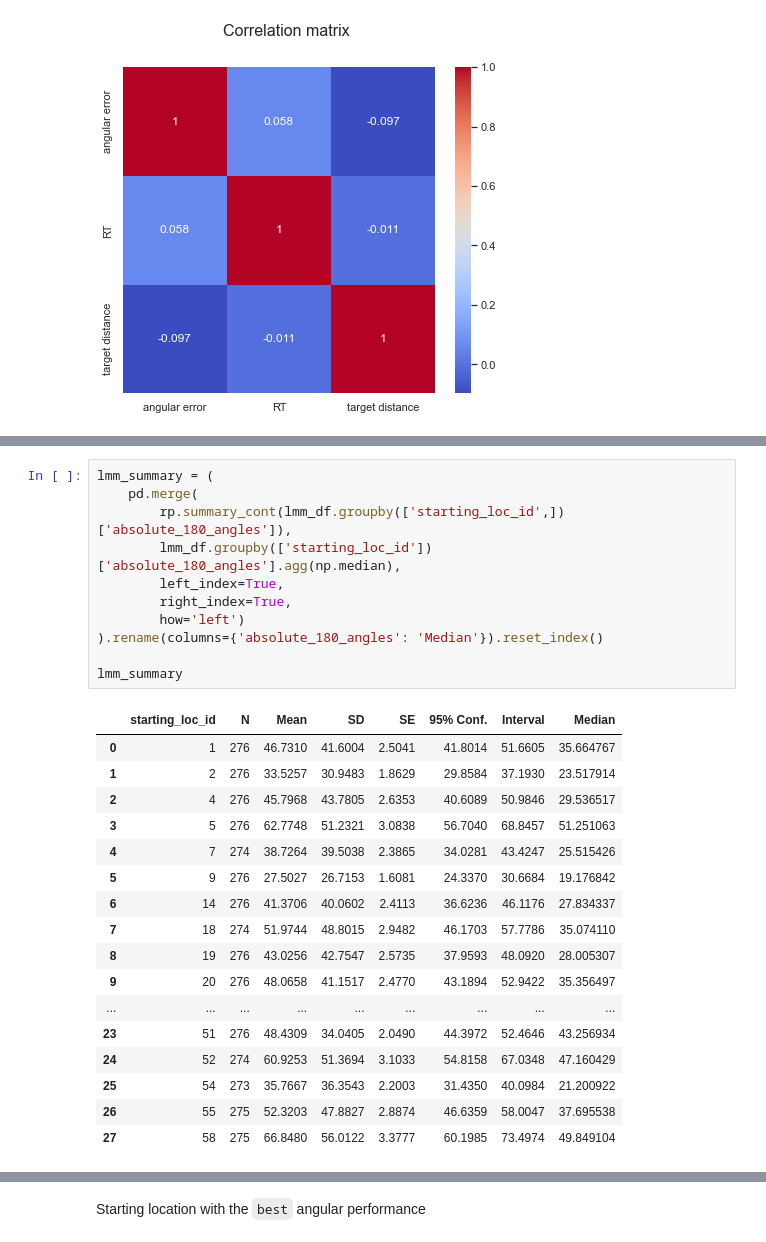
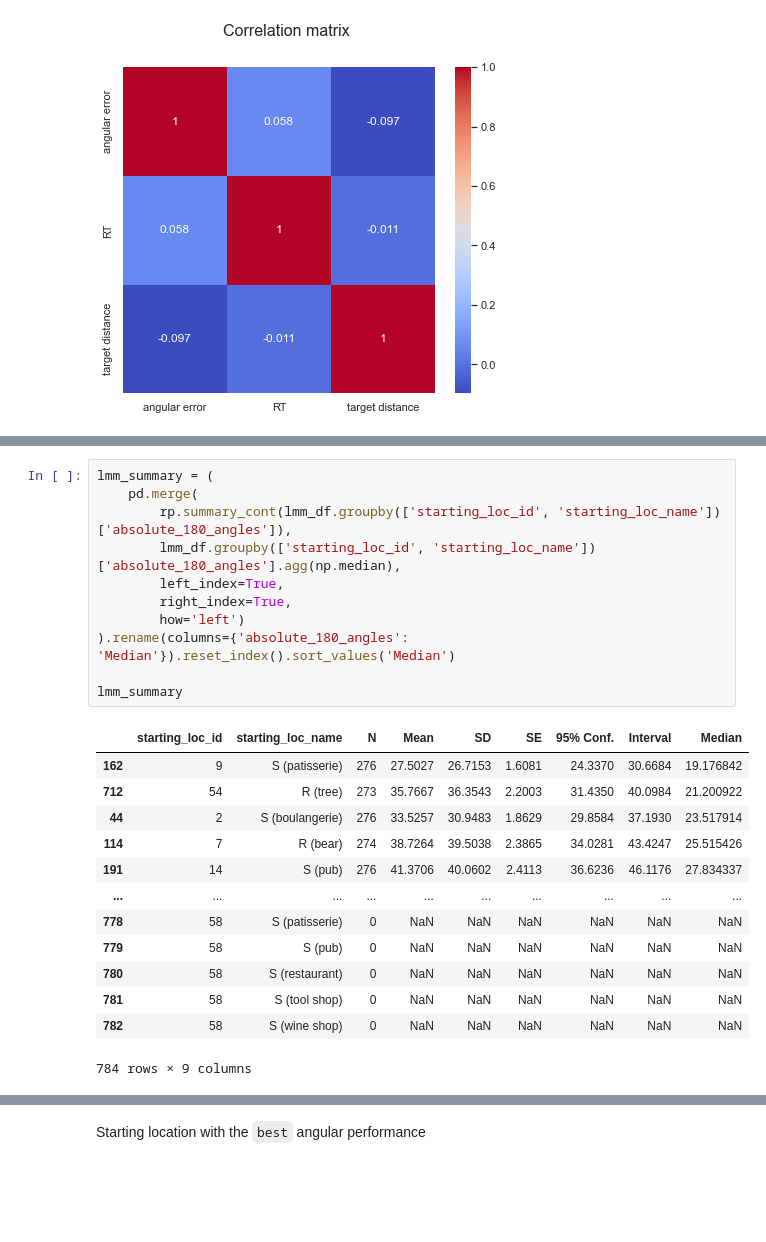
Before and after one commit to nora-maleki/humanA-pointing-task-analysis, a Jupyter notebook: analyses/01_main/03_analysis.ipynb, the cells around one changed output, grey strips where cells are left out. Drawn from its saved outputs; the diff is of its cells as text; blank space fills up the shorter version.

```diff
--- a/analyses/01_main/03_analysis.ipynb
+++ b/analyses/01_main/03_analysis.ipynb
@@ -152,29 +204,25 @@ fig.savefig(f'{PLOT_PATH}/mean_angular_deviation_pointplot_{N}.png', bbox_inches
 # %%
 lmm_summary = (
     pd.merge(
-        rp.summary_cont(lmm_df.groupby(['starting_loc_id',])['absolute_180_angles']),
-        lmm_df.groupby(['starting_loc_id'])['absolute_180_angles'].agg(np.median),
+        rp.summary_cont(lmm_df.groupby(['starting_loc_id', 'starting_loc_name'])['absolute_180_angles']),
+        lmm_df.groupby(['starting_loc_id', 'starting_loc_name'])['absolute_180_angles'].agg(np.median),
         left_index=True,
         right_index=True,
         how='left')
-).rename(columns={'absolute_180_angles': 'Median'}).reset_index()
+).rename(columns={'absolute_180_angles': 'Median'}).reset_index().sort_values('Median')
 
 lmm_summary
 # %% [output]
-|  | starting_loc_id | N | Mean | SD | SE | 95% Conf. | Interval | Median |
-| 0 | 1 | 276 | 46.7310 | 41.6004 | 2.5041 | 41.8014 | 51.6605 | 35.664767 |
-| 1 | 2 | 276 | 33.5257 | 30.9483 | 1.8629 | 29.8584 | 37.1930 | 23.517914 |
-| 2 | 4 | 276 | 45.7968 | 43.7805 | 2.6353 | 40.6089 | 50.9846 | 29.536517 |
-| 3 | 5 | 276 | 62.7748 | 51.2321 | 3.0838 | 56.7040 | 68.8457 | 51.251063 |
-| 4 | 7 | 274 | 38.7264 | 39.5038 | 2.3865 | 34.0281 | 43.4247 | 25.515426 |
-| 5 | 9 | 276 | 27.5027 | 26.7153 | 1.6081 | 24.3370 | 30.6684 | 19.176842 |
-| 6 | 14 | 276 | 41.3706 | 40.0602 | 2.4113 | 36.6236 | 46.1176 | 27.834337 |
-| 7 | 18 | 274 | 51.9744 | 48.8015 | 2.9482 | 46.1703 | 57.7786 | 35.074110 |
-| 8 | 19 | 276 | 43.0256 | 42.7547 | 2.5735 | 37.9593 | 48.0920 | 28.005307 |
-| 9 | 20 | 276 | 48.0658 | 41.1517 | 2.4770 | 43.1894 | 52.9422 | 35.356497 |
-| ... | ... | ... | ... | ... | ... | ... | ... | ... |
-| 23 | 51 | 276 | 48.4309 | 34.0405 | 2.0490 | 44.3972 | 52.4646 | 43.256934 |
-| 24 | 52 | 274 | 60.9253 | 51.3694 | 3.1033 | 54.8158 | 67.0348 | 47.160429 |
-| 25 | 54 | 273 | 35.7667 | 36.3543 | 2.2003 | 31.4350 | 40.0984 | 21.200922 |
-| 26 | 55 | 275 | 52.3203 | 47.8827 | 2.8874 | 46.6359 | 58.0047 | 37.695538 |
-| 27 | 58 | 275 | 66.8480 | 56.0122 | 3.3777 | 60.1985 | 73.4974 | 49.849104 |
+|  | starting_loc_id | starting_loc_name | N | Mean | SD | SE | 95% Conf. | Interval | Median |
+| 162 | 9 | S (patisserie) | 276 | 27.5027 | 26.7153 | 1.6081 | 24.3370 | 30.6684 | 19.176842 |
+| 712 | 54 | R (tree) | 273 | 35.7667 | 36.3543 | 2.2003 | 31.4350 | 40.0984 | 21.200922 |
+| 44 | 2 | S (boulangerie) | 276 | 33.5257 | 30.9483 | 1.8629 | 29.8584 | 37.1930 | 23.517914 |
+| 114 | 7 | R (bear) | 274 | 38.7264 | 39.5038 | 2.3865 | 34.0281 | 43.4247 | 25.515426 |
+| 191 | 14 | S (pub) | 276 | 41.3706 | 40.0602 | 2.4113 | 36.6236 | 46.1176 | 27.834337 |
+| ... | ... | ... | ... | ... | ... | ... | ... | ... | ... |
+| 778 | 58 | S (patisserie) | 0 | NaN | NaN | NaN | NaN | NaN | NaN |
+| 779 | 58 | S (pub) | 0 | NaN | NaN | NaN | NaN | NaN | NaN |
+| 780 | 58 | S (restaurant) | 0 | NaN | NaN | NaN | NaN | NaN | NaN |
+| 781 | 58 | S (tool shop) | 0 | NaN | NaN | NaN | NaN | NaN | NaN |
+| 782 | 58 | S (wine shop) | 0 | NaN | NaN | NaN | NaN | NaN | NaN |
+784 rows × 9 columns
```
Also changed, not shown: parts of 9 cells of this notebook.
